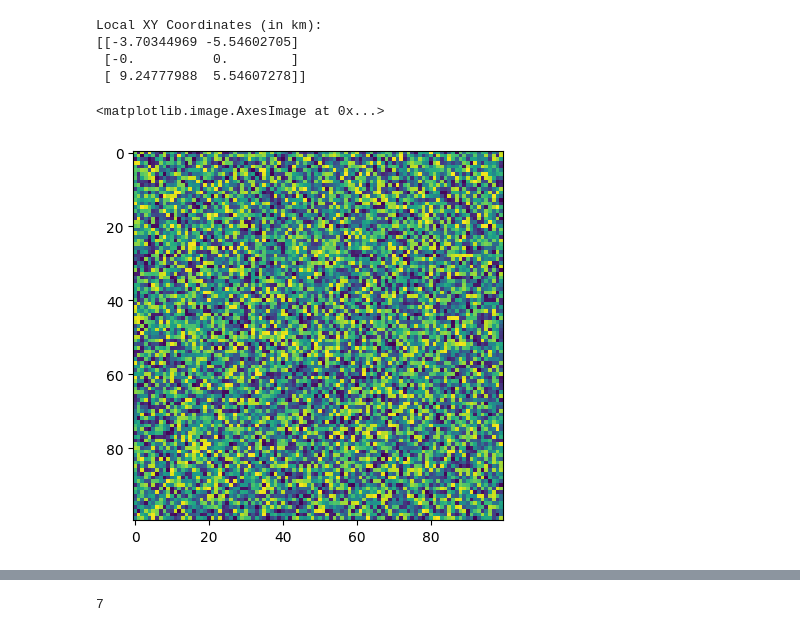
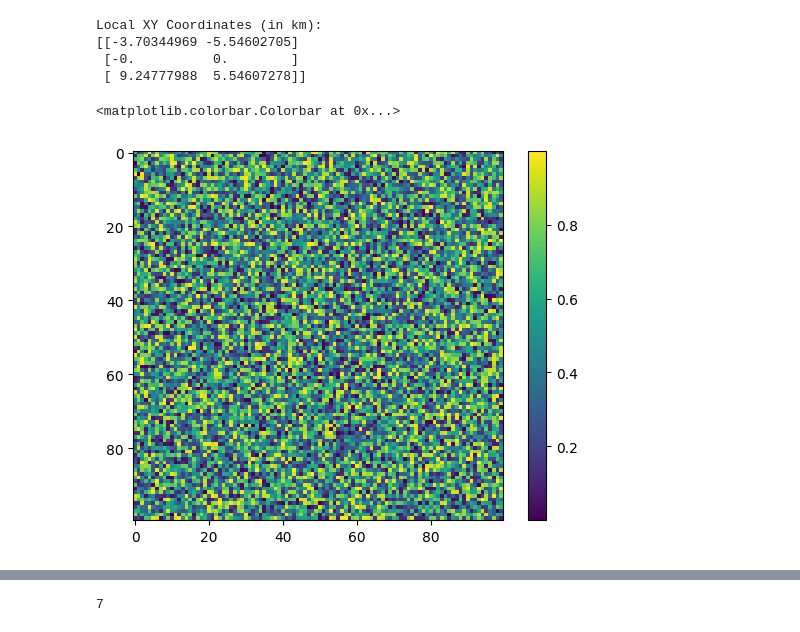
Before and after one commit to rishabhdutta/Utils_python, a Jupyter notebook: notebook_for_trial.ipynb, the cells around one changed output, grey strips where cells are left out. Cells and saved outputs as stored; diff of their text form; code cells hidden in the pictures.

```diff
--- a/notebook_for_trial.ipynb
+++ b/notebook_for_trial.ipynb
@@ -76,10 +76,11 @@ ymax = 70
 # %%
 %matplotlib inline
 
 plt.imshow(array)
+plt.colorbar()
 # %% [output]
-<matplotlib.image.AxesImage at 0x...>
+<matplotlib.colorbar.Colorbar at 0x...>
-[figure, old version]
+[figure, new version]
 # %%
 
 # Define your input data, tolerance, and fittype
```
Also changed, not shown: parts of 5 cells of this notebook, 3 other files.
